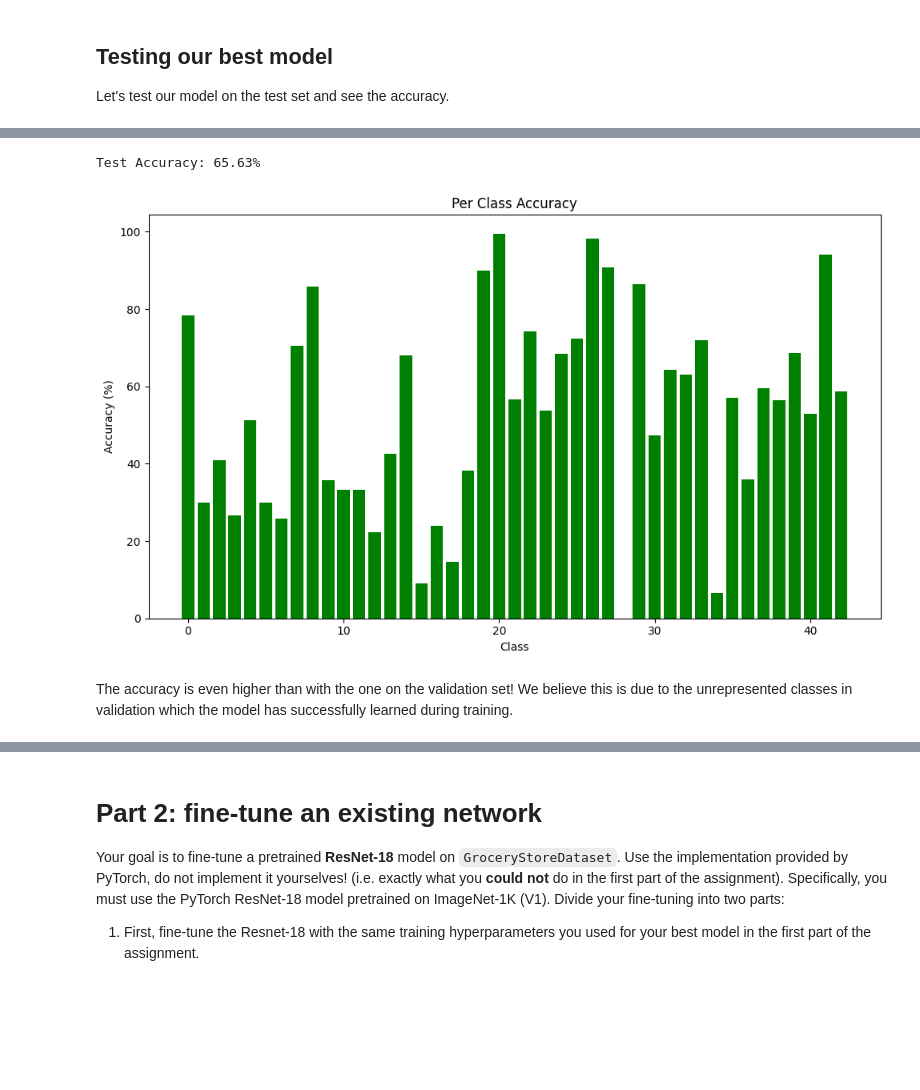
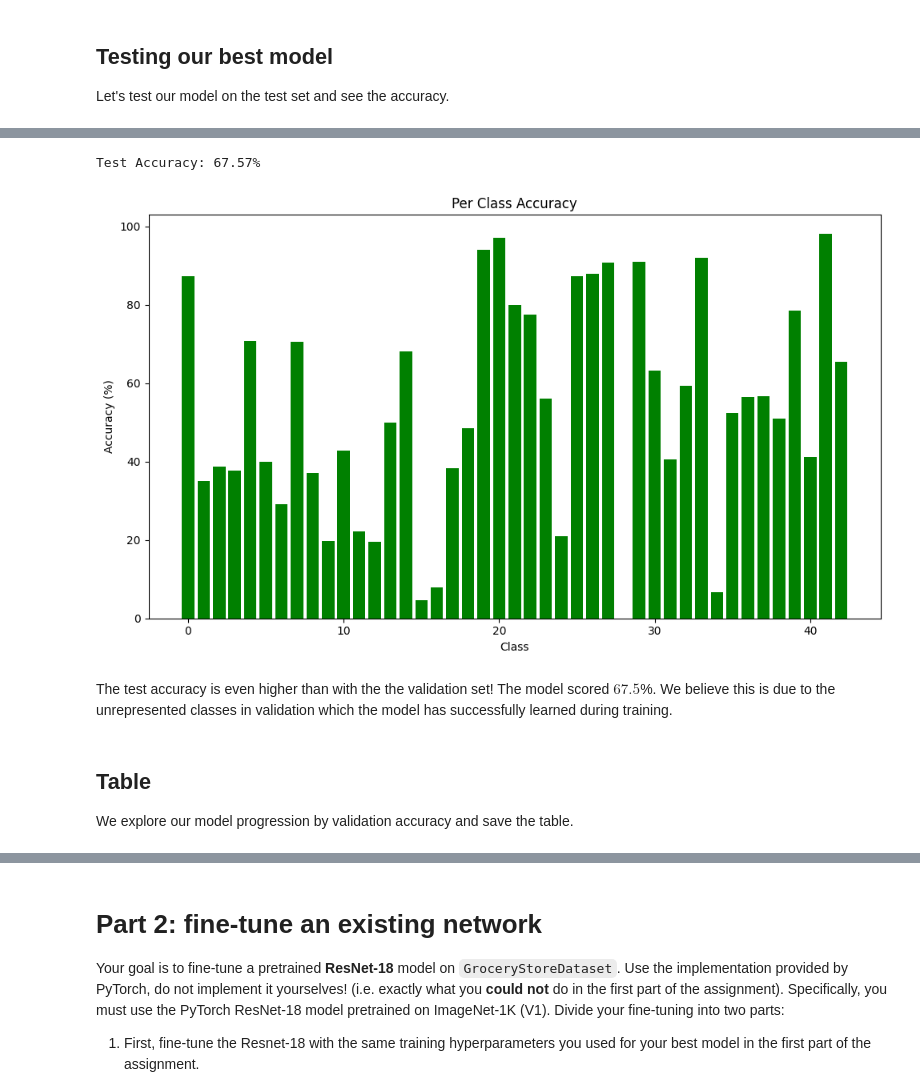
Before and after one commit to ncridlig/IPCV-UniBo, a Jupyter notebook: module2/assignment2.ipynb, the cells around one changed output, grey strips where cells are left out. Drawn from its saved outputs; the diff is of its cells as text; code cells hidden in the pictures; blank space fills up the shorter version.

```diff
--- a/module2/assignment2.ipynb
+++ b/module2/assignment2.ipynb
@@ -1471,10 +1579,13 @@ Test Accuracy: 55.74%
 # %%
-model = Model4(n_classes=n_classes).to(device)
+model = Model6(n_classes=n_classes).to(device)
 params = torch.load("my_best_model.pth", weights_only=True)
-test_model(model, params, test_dl)
+test_model(model, params, test_dl_128)
 # %% [output]
-Test Accuracy: 65.63%
+Test Accuracy: 67.57%
-[figure, old version]
+[figure, new version]
 # %% [markdown]
-The accuracy is even higher than with the one on the validation set! We believe this is due to the unrepresented classes in validation which the model has successfully learned during training.
+The test accuracy is even higher than with the the validation set! The model scored $67.5$%. We believe this is due to the unrepresented classes in validation which the model has successfully learned during training.
+# %% [markdown]
+## Table
+We explore our model progression by validation accuracy and save the table.
 # %%
```
Also changed, not shown: parts of 54 cells of this notebook, 2 other files.
